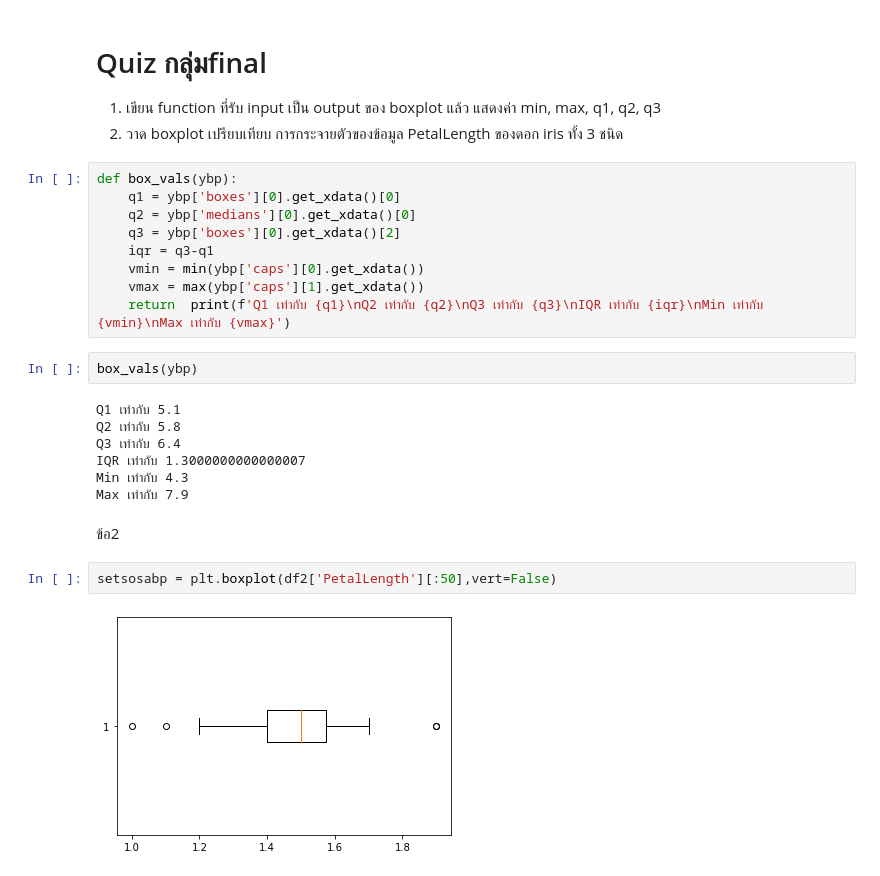
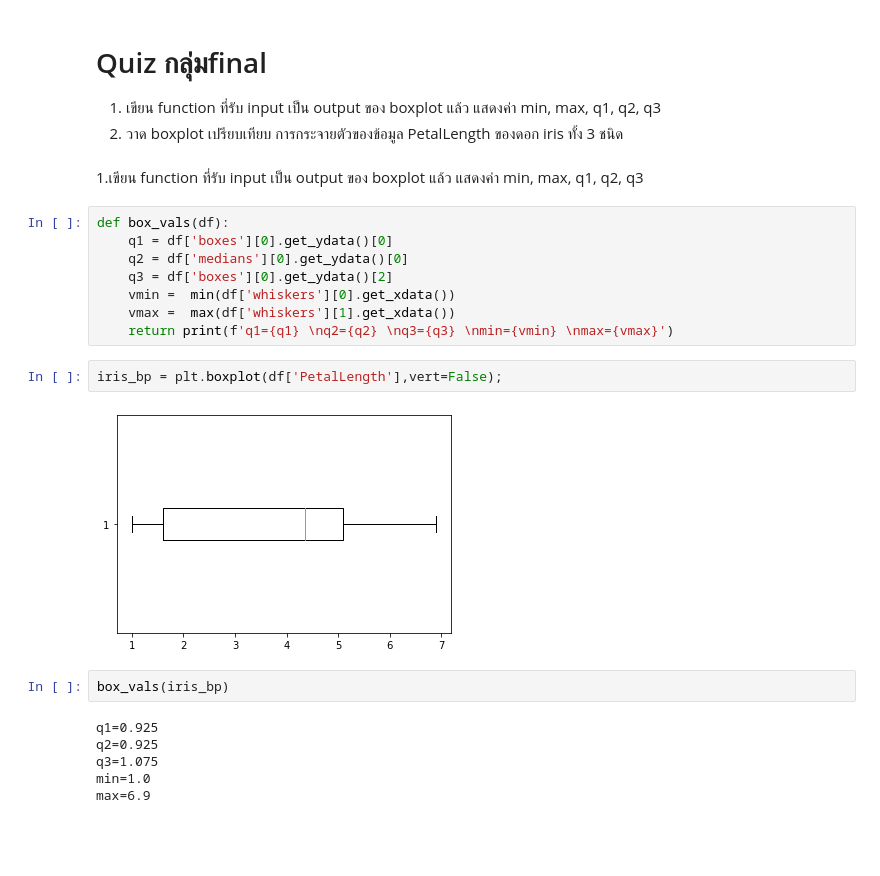
Before and after one commit to gotserena/data_viz_2022, a Jupyter notebook: DataViz02_Data_Distribution_.ipynb, the cells around one changed output. Saved outputs shown, nothing was run; the diff lists cells and outputs as text; blank space fills up the shorter version.

```diff
--- a/DataViz02_Data_Distribution_.ipynb
+++ b/DataViz02_Data_Distribution_.ipynb
@@ -290,27 +290,25 @@ plt.boxplot(df['SepalLength'],vert=False,showmeans=True,meanprops={'marker':'o'}
 
 1. เขียน function ที่รับ input เป็น output ของ boxplot แล้ว แสดงค่า min, max, q1, q2, q3
 2. วาด boxplot เปรียบเทียบ การกระจายตัวของข้อมูล PetalLength ของดอก iris ทั้ง 3 ชนิด
+# %% [markdown]
+1.เขียน function ที่รับ input เป็น output ของ boxplot แล้ว แสดงค่า min, max, q1, q2, q3
 # %%
-def box_vals(ybp):
-    q1 = ybp['boxes'][0].get_xdata()[0]
-    q2 = ybp['medians'][0].get_xdata()[0]
-    q3 = ybp['boxes'][0].get_xdata()[2]
-    iqr = q3-q1
-    vmin = min(ybp['caps'][0].get_xdata())
-    vmax = max(ybp['caps'][1].get_xdata())
-    return  print(f'Q1 เท่ากับ {q1}\nQ2 เท่ากับ {q2}\nQ3 เท่ากับ {q3}\nIQR เท่ากับ {iqr}\nMin เท่ากับ {vmin}\nMax เท่ากับ {vmax}')
+def box_vals(df):
+    q1 = df['boxes'][0].get_ydata()[0]
+    q2 = df['medians'][0].get_ydata()[0]
+    q3 = df['boxes'][0].get_ydata()[2]
+    vmin =  min(df['whiskers'][0].get_xdata())
+    vmax =  max(df['whiskers'][1].get_xdata())
+    return print(f'q1={q1} \nq2={q2} \nq3={q3} \nmin={vmin} \nmax={vmax}')
+# %%
+iris_bp = plt.boxplot(df['PetalLength'],vert=False);
+# %% [output]
+[figure, added]
 # %%
-box_vals(ybp)
+box_vals(iris_bp)
 # %% [output]
-Q1 เท่ากับ 5.1
-Q2 เท่ากับ 5.8
-Q3 เท่ากับ 6.4
-IQR เท่ากับ 1.3000000000000007
-Min เท่ากับ 4.3
-Max เท่ากับ 7.9
+q1=0.925
+q2=0.925
+q3=1.075
+min=1.0
+max=6.9
-# %% [markdown]
-ข้อ2
-# %%
-setsosabp = plt.boxplot(df2['PetalLength'][:50],vert=False)
-# %% [output]
-[figure, removed]
```
Also changed, not shown: parts of 4 cells of this notebook.
